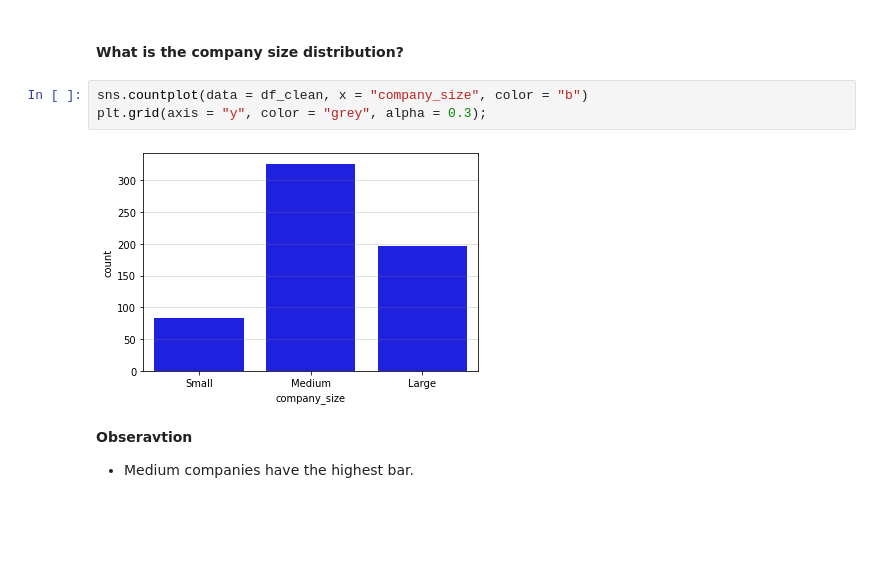
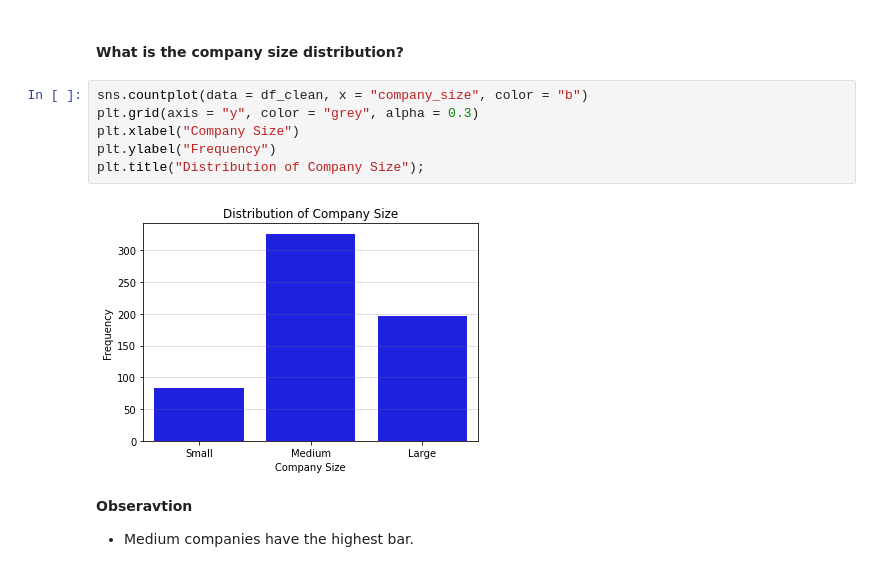
Before and after one commit to deelight-del/EDA_Data_science_salaries, a Jupyter notebook: EDA notebook.ipynb, the cells around one changed output. Drawn from its saved outputs; the diff is of its cells as text; blank space fills up the shorter version.

```diff
--- a/EDA notebook.ipynb
+++ b/EDA notebook.ipynb
@@ -622,9 +629,12 @@ df_clean.head()
 #### What is the company size distribution?
 # %%
 sns.countplot(data = df_clean, x = "company_size", color = "b")
-plt.grid(axis = "y", color = "grey", alpha = 0.3);
+plt.grid(axis = "y", color = "grey", alpha = 0.3)
+plt.xlabel("Company Size")
+plt.ylabel("Frequency")
+plt.title("Distribution of Company Size");
 # %% [output]
-[figure, old version]
+[figure, new version]
 # %% [markdown]
 **Obseravtion**
 - Medium companies have the highest bar.
```
Also changed, not shown: parts of 15 cells of this notebook.
